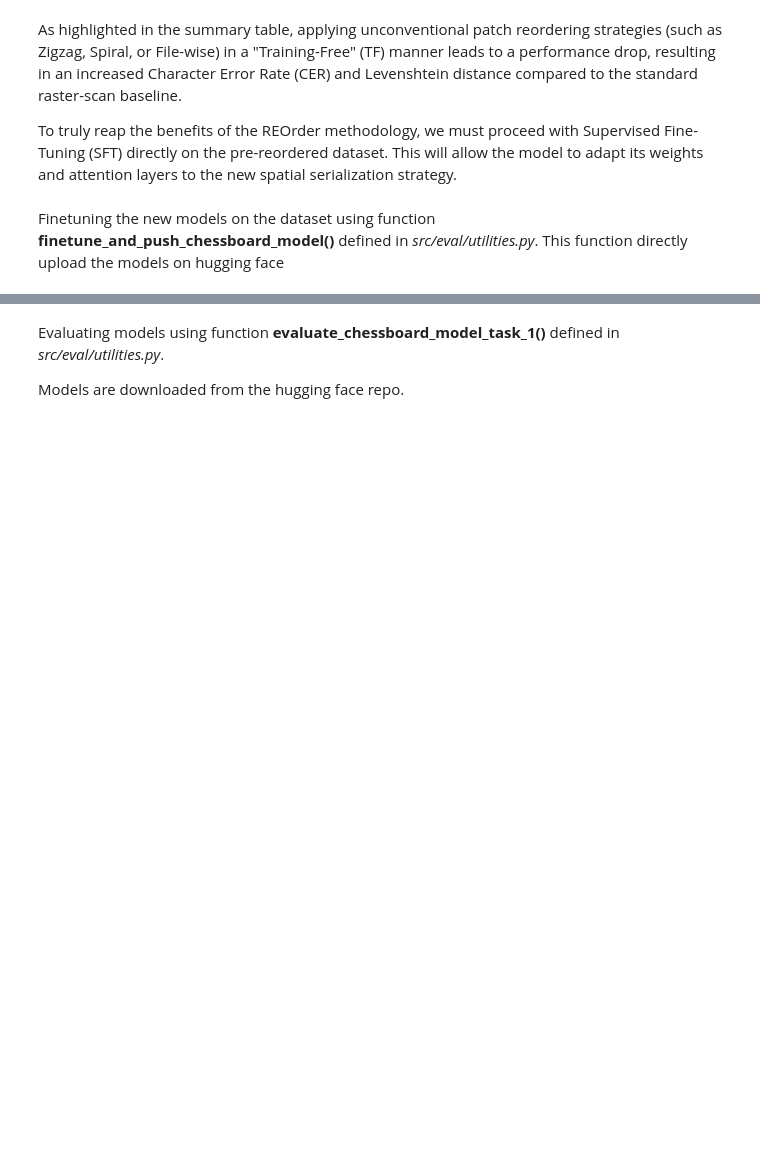
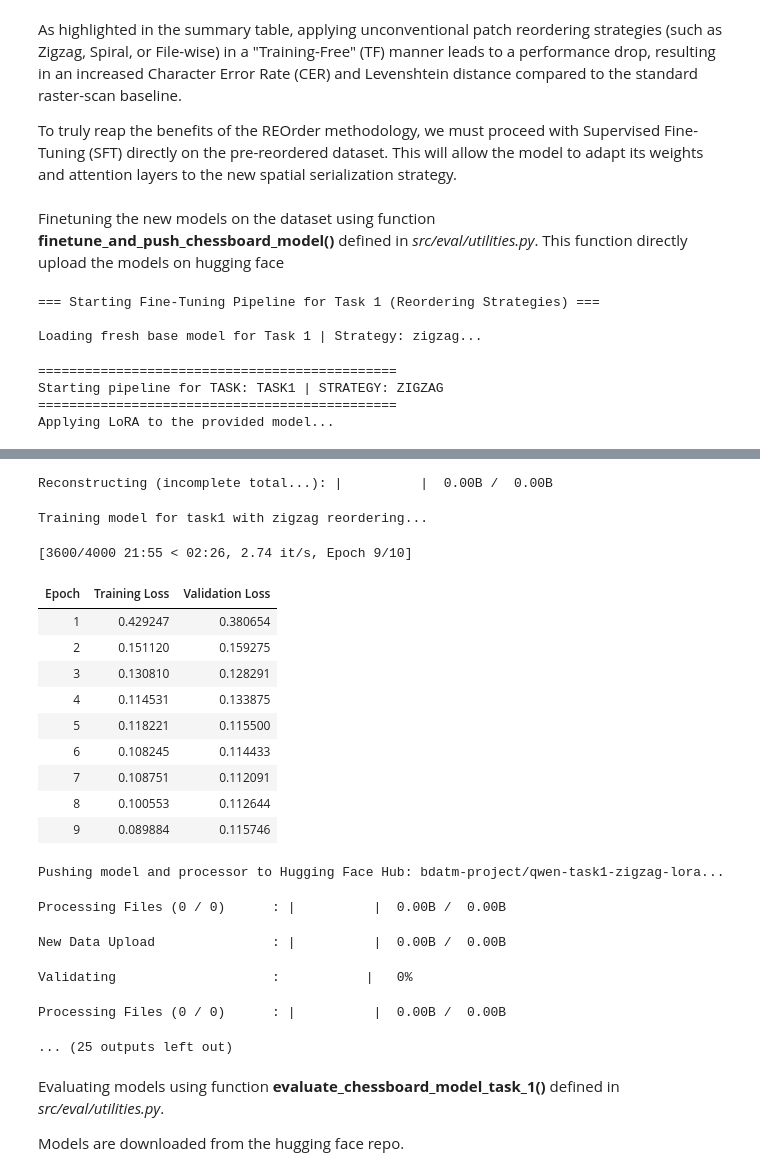
Before and after one commit to Aivon99/BigDataAndTextMiningProject, a Jupyter notebook: src/eval/Task_1.ipynb, the cells around one changed output, grey strips where cells are left out. Cells and saved outputs as stored; diff of their text form; code cells hidden in the pictures; blank space fills up the shorter version.

```diff
--- a/src/eval/Task_1.ipynb
+++ b/src/eval/Task_1.ipynb
@@ -473,7 +693,7 @@ strategies_to_train = ["zigzag", "spiral", "file_wise"]
 trained_reordered_repo_ids = {}
 
 print("=== Starting Fine-Tuning Pipeline for Task 1 (Reordering Strategies) ===")
-
+2
 for strat in strategies_to_train:
     print(f"\nLoading fresh base model for Task 1 | Strategy: {strat}...")
 
@@ -502,3 +722,11 @@ for strat in strategies_to_train:
     torch.cuda.empty_cache()
 
 print("\nAll reordered models have been successfully trained and pushed to Hugging Face!")
+# %% [output]
+=== Starting Fine-Tuning Pipeline for Task 1 (Reordering Strategies) ===
+
+Loading fresh base model for Task 1 | Strategy: zigzag...
+==============================================
+Starting pipeline for TASK: TASK1 | STRATEGY: ZIGZAG
+==============================================
+Applying LoRA to the provided model...
@@ -505,3 +734,22 @@ print("\nAll reordered models have been successfully trained and pushed to Huggi
+Reconstructing (incomplete total...): |          |  0.00B /  0.00B
+Training model for task1 with zigzag reordering...
+[3600/4000 21:55 < 02:26, 2.74 it/s, Epoch 9/10]
+| Epoch | Training Loss | Validation Loss |
+| 1 | 0.429247 | 0.380654 |
+| 2 | 0.151120 | 0.159275 |
+| 3 | 0.130810 | 0.128291 |
+| 4 | 0.114531 | 0.133875 |
+| 5 | 0.118221 | 0.115500 |
+| 6 | 0.108245 | 0.114433 |
+| 7 | 0.108751 | 0.112091 |
+| 8 | 0.100553 | 0.112644 |
+| 9 | 0.089884 | 0.115746 |
+Pushing model and processor to Hugging Face Hub: bdatm-project/qwen-task1-zigzag-lora...
+Processing Files (0 / 0)      : |          |  0.00B /  0.00B
+New Data Upload               : |          |  0.00B /  0.00B
+Validating                    :           |   0%
+Processing Files (0 / 0)      : |          |  0.00B /  0.00B
+... (25 outputs left out)
 # %% [markdown]
 Evaluating models using function **evaluate_chessboard_model_task_1()** defined in *src/eval/utilities.py*.
 
```
Also changed, not shown: parts of 16 cells of this notebook.
